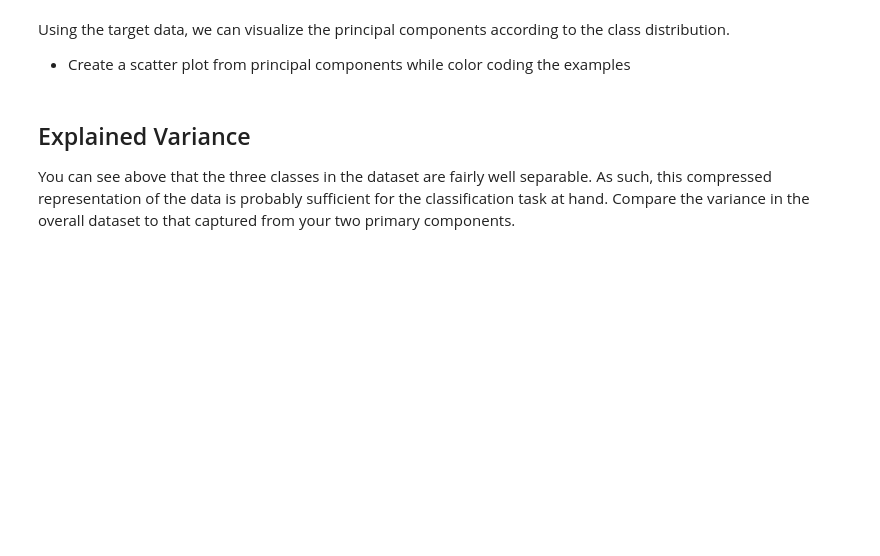
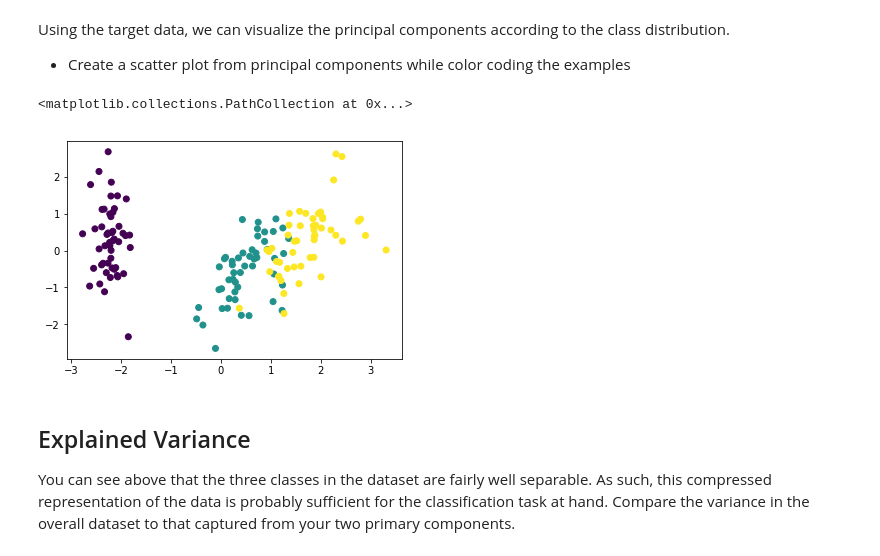
Before and after one commit to fleralle/dsc-pca-in-scikitlearn-lab-houston-ds-042219, a Jupyter notebook: index.ipynb, the cells around one changed output. Drawn from its saved outputs; the diff is of its cells as text; code cells hidden in the pictures; blank space fills up the shorter version.

```diff
--- a/index.ipynb
+++ b/index.ipynb
@@ -108,9 +108,12 @@ Using the target data, we can visualize the principal components according to th
 - Create a scatter plot from principal components while color coding the examples
 # %%
 # Principal Componets scatter plot
-plt.scatter(pc_df[:,0], pc_df[:,1], c=pc_df['Target'])
+plt.scatter(pc_df['PC1'], pc_df['PC2'], c=pc_df['Target'])
 
 # Your code here
+# %% [output]
+<matplotlib.collections.PathCollection at 0x...>
+[figure, added]
 # %% [markdown]
 ## Explained Variance
 
```
